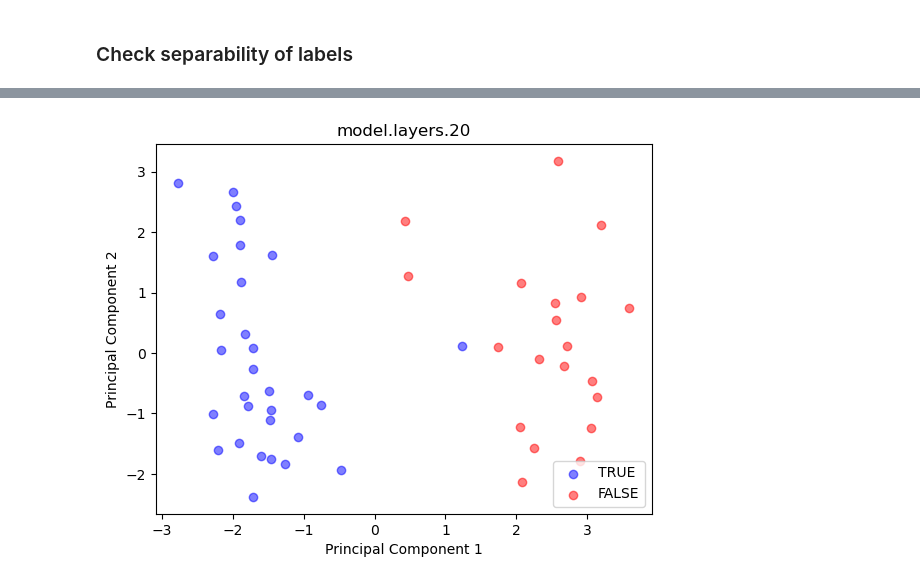
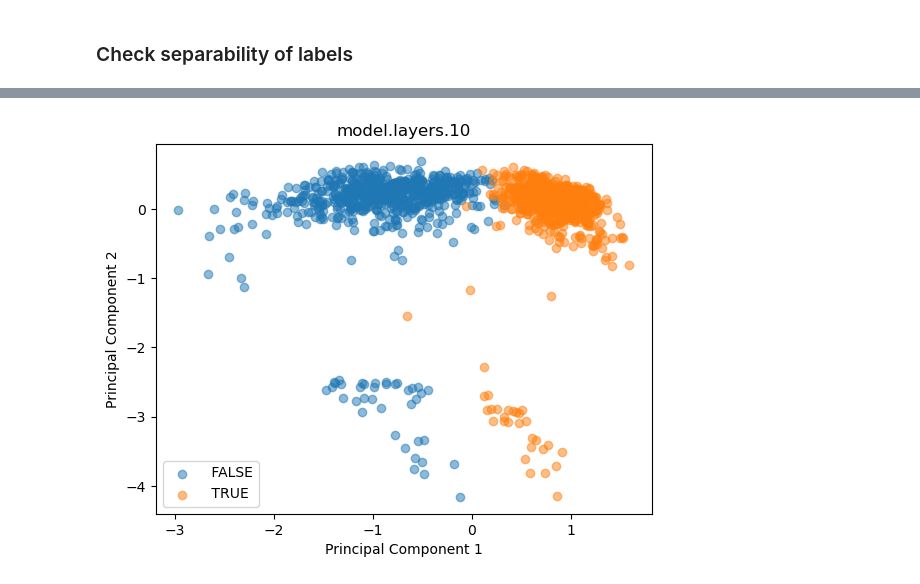
Before and after one commit to arnab-api/talkative_probes, a Jupyter notebook: notebooks/geometry_of_truth.ipynb, the cells around one changed output, grey strips where cells are left out. Saved outputs shown, nothing was run; the diff lists cells and outputs as text; code cells hidden in the pictures.

```diff
--- a/notebooks/geometry_of_truth.ipynb
+++ b/notebooks/geometry_of_truth.ipynb
@@ -176,4 +176,8 @@ ds = GMTDataset.from_csv("sp_en_trans.csv", "SP to EN")
 # %%
-# ds = GMTDataset.from_csv(
-#     ["sp_en_trans.csv", "cities.csv"], "SP to EN | Cities"
-# )
+ds_cities = GMTDataset.from_csv(
+    [
+        # "sp_en_trans.csv",
+        "cities.csv"
+    ],
+    "Cities"
+)
@@ -207,8 +211,8 @@ Starting from v4.46, the `logits` model output will have the same type as the mo
 # %%
 from src.functional import get_concept_latents
 
-queries = [ds[i] for i in range(len(ds))][:50]
-interested_layers = mt.layer_names[::2]
+queries = [ds_cities[i] for i in range(len(ds_cities))]
+interested_layers = mt.layer_names
 
 latents = get_concept_latents(mt=mt, queries=queries, interested_layers=interested_layers)
 # %% [output]
@@ -223,30 +227,26 @@ X = torch.stack([l["latents"][layer] for l in latents]).to(torch.float32).to("cu
 pca = PCA(n_components=2)
 X2 = pca.fit_transform(X)
 # %%
-y = [l["answer"] for l in latents]
-
 import matplotlib.pyplot as plt
 
-true_points = []
-false_points = []
+def show_scatter_plot(X, y):
+    points_by_label = {l: [] for l in set(y)}
+    for point, label in zip(X, y):
+        points_by_label[label].append(point.cpu())
 
-for point, label in zip(X2, y):
-    if label == " TRUE":
-        true_points.append(point.cpu())
-    else:
-        false_points.append(point.cpu())
+    for l in points_by_label:
+        points_by_label[l] = np.array(points_by_label[l])
+        plt.scatter(points_by_label[l][:, 0], points_by_label[l][:, 1], label=l, alpha=0.5)
 
-true_points = np.array(true_points)
-false_points = np.array(false_points)
+    plt.legend()
+    plt.title(layer)
+    plt.xlabel('Principal Component 1')
+    plt.ylabel('Principal Component 2')
 
-plt.scatter(true_points[:, 0], true_points[:, 1], color='blue', label='TRUE', alpha=0.5)
-plt.scatter(false_points[:, 0], false_points[:, 1], color='red', label='FALSE', alpha=0.5)
+    plt.show()
 
-plt.legend()
-plt.title(layer)
-plt.xlabel('Principal Component 1')
-plt.ylabel('Principal Component 2')
 
-plt.show()
+y = [l["answer"] for l in latents]
+show_scatter_plot(X2, y)
 # %% [output]
-[figure, old version]
+[figure, new version]
```
Also changed, not shown: parts of 9 cells of this notebook.
